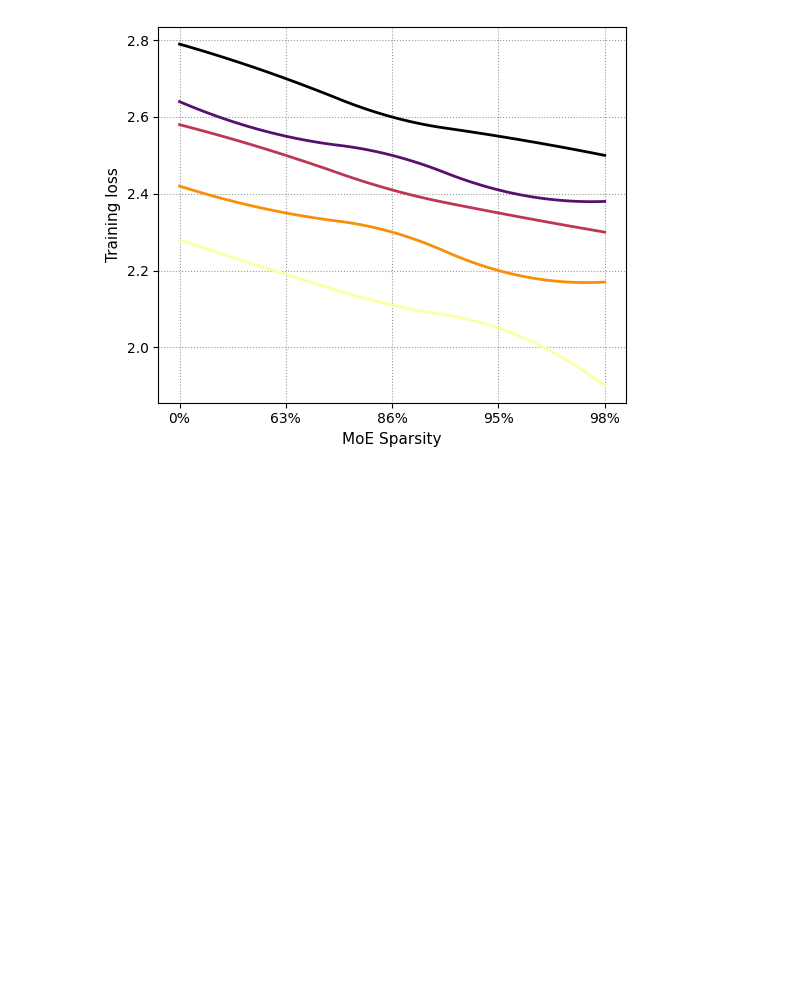
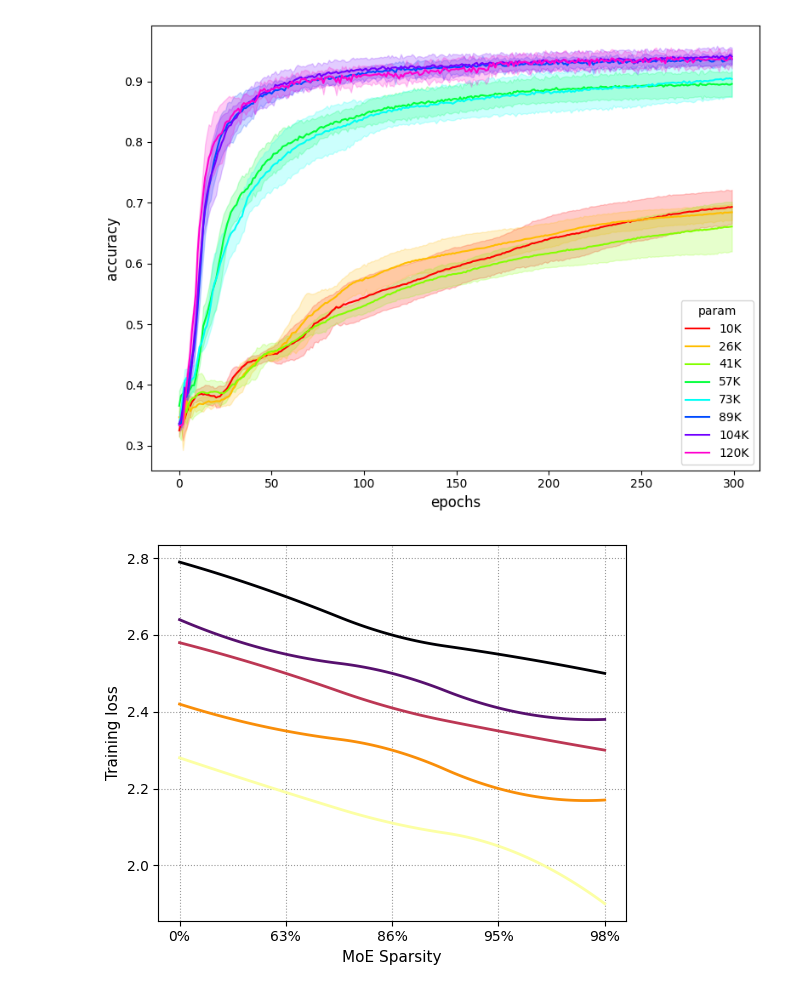
Before and after one commit to viktorvesely/liquid, a Jupyter notebook: experiment_eval.ipynb, the cells around one changed output. Cells and saved outputs as stored; diff of their text form; code cells hidden in the pictures; blank space fills up the shorter version.

```diff
--- a/experiment_eval.ipynb
+++ b/experiment_eval.ipynb
@@ -5,15 +5,17 @@ from collections import defaultdict
 import pandas as pd
 import numpy as np
 
-exp_regex = r"\d{8}_\d{6}_exp_load_solver_(iterative|stable_point)_(\d+\.\d+)_(\d+)"
+# exp_regex = r"\d{8}_\d{6}_exp_load_solver_(iterative|stable_point)_(\d+\.\d+)_(\d+)"
+exp_regex = r"\d{8}_\d{6}_exp_param_budget_(\d+)_(\d+)"
 folder = Path(".").resolve() / "experiments"
 
-experiment_metrics = ["name", "load", "variation"]
+experiment_metrics = ["param", "variation"]
 run_metrics = {
     "accuracy.txt": "accuracy",
     "power_entropy.txt": "pentropy",
-    "speaker_entropy.txt": "sentropy"
+    "speaker_entropy.txt": "sentropy",
 }
+
 
 columns = defaultdict(list)
 
@@ -40,8 +42,17 @@ for ent in folder.iterdir():
     for name, value in zip(experiment_metrics, res[0], strict=True):
         columns[name].extend([value] * n_items)
 
+    columns["t"].extend(range(n_items))
+
+    with open(ent / "test_metrics.txt", "r") as f:
+        for line in f:
+            name, metric = line.replace(" ", "").split("=")
+            test_name = f"test_{name}"
+            metric = float(metric)
+            columns[test_name].extend([metric] * n_items)
+
 
 df = pd.DataFrame(columns)
 # %%
-df["load"] = pd.to_numeric(df["load"])
+df["param"] = pd.to_numeric(df["param"])
 df["variation"] = pd.to_numeric(df["variation"])
@@ -48,3 +75,42 @@ df["variation"] = pd.to_numeric(df["variation"])
+# %%
+import matplotlib.pyplot as plt
+
+def shaded_lines(df: pd.DataFrame, metric: str, group: str):
+    means = df.groupby([group, "t"])[metric].mean()
+    stds = df.groupby([group, "t"])[metric].std()
+
+    means = means.unstack()
+    stds = stds.unstack()
+
+    means = means.sort_index(axis="columns")
+    stds = stds.sort_index(axis="columns")
+
+    fig, ax = plt.subplots(figsize=(8, 6))
+
+    values_mu = means.to_numpy()
+    values_std = stds.to_numpy()
+    loads = means.index.to_numpy()
+    colors = plt.colormaps["hsv"](np.arange(loads.size) / loads.size)
+    epochs = values_mu.shape[1]
+    epochs = np.arange(epochs)
+
+    for i, (color, load) in enumerate(zip(colors, loads, strict=True)):
+        ax.plot(epochs, values_mu[i, :], label=f"{round(load / 1_000)}K", color=color)
+        ax.fill_between(epochs, values_mu[i, :] + values_std[i, :], values_mu[i, :] - values_std[i, :], color=color, alpha=0.2)
+
+    # ax.set_xscale("log")
+    ax.legend(title=group)
+    ax.set_ylabel(metric, fontsize=12)
+    ax.set_xlabel("epochs", fontsize=12)
+    fig.tight_layout()
+    plt.show()
+
+    return fig
+
+fig = shaded_lines(df, "accuracy", "param")
+fig.savefig("./figures/exp_param_accuracy.pdf")
+# %% [output]
+[figure, added]
 # %%
 import numpy as np
 import matplotlib.pyplot as plt
```
Also changed, not shown: parts of 1 cell of this notebook, 21 other files.
